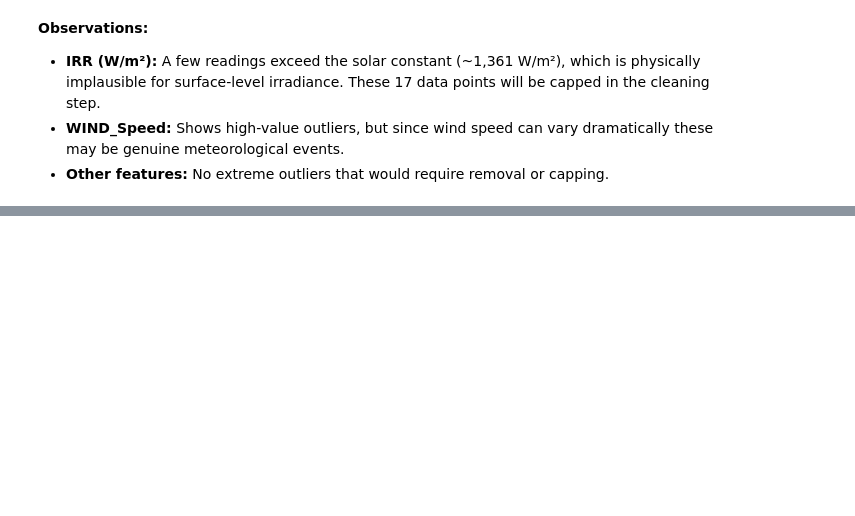
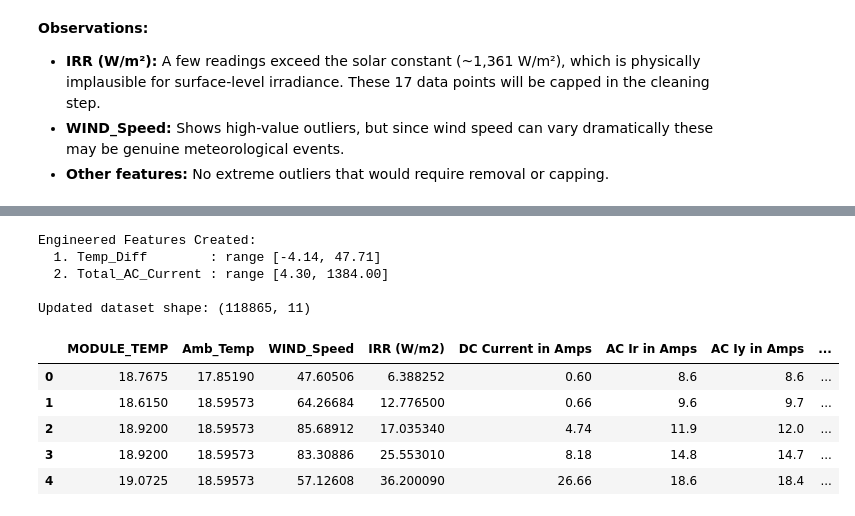
Before and after one commit to TejasviSenka/Machine_Learning_Capstone, a Jupyter notebook: regression.ipynb, the cells around one changed output, grey strips where cells are left out. Drawn from its saved outputs; the diff is of its cells as text; code cells hidden in the pictures; blank space fills up the shorter version.

Commit message:
feat(regression): add data cleaning, feature engineering, encoding, scaling and train/test split

```diff
--- a/regression.ipynb
+++ b/regression.ipynb
@@ -242,0 +311,28 @@ plt.show()
+# %%
+print("=" * 60)
+print("DATA CLEANING REPORT")
+print("=" * 60)
+
+# 1. Missing values
+missing = df.isnull().sum()
+print(f"\n1. MISSING VALUES: {missing.sum()} total")
+print("   Strategy: No imputation needed — dataset is complete.\n")
+
+# 2. Duplicates
+dupes = df.duplicated().sum()
+print(f"2. DUPLICATE ROWS: {dupes}")
+print("   Strategy: No deduplication needed.\n")
+
+# 3. Outliers — Cap unphysical irradiance values
+SOLAR_CONSTANT = 1361  # W/m²
+n_high_irr = (df['IRR (W/m2)'] > SOLAR_CONSTANT).sum()
+print(f"3. OUTLIER TREATMENT:")
+print(f"   Irradiance values > {SOLAR_CONSTANT} W/m² (solar constant): {n_high_irr} rows")
+print(f"   Strategy: Cap at {SOLAR_CONSTANT} W/m² — it is physically impossible")
+print(f"   for surface-level irradiance to exceed the solar constant under")
+print(f"   normal atmospheric conditions.")
+
+df['IRR (W/m2)'] = df['IRR (W/m2)'].clip(upper=SOLAR_CONSTANT)
+
+print(f"\n   After capping — IRR max: {df['IRR (W/m2)'].max():.2f} W/m²")
+print(f"\nCleaned dataset shape: {df.shape}")
@@ -242,0 +368,26 @@ plt.show()
+# %%
+# Feature 1: Temperature Differential
+df['Temp_Diff'] = df['MODULE_TEMP'] - df['Amb_Temp']
+
+# Feature 2: Total AC Current (3-phase sum)
+df['Total_AC_Current'] = (df['AC Ir in Amps']
+                          + df['AC Iy in Amps']
+                          + df['AC Ib in Amps'])
+
+print("Engineered Features Created:")
+print(f"  1. Temp_Diff        : range [{df['Temp_Diff'].min():.2f}, {df['Temp_Diff'].max():.2f}]")
+print(f"  2. Total_AC_Current : range [{df['Total_AC_Current'].min():.2f}, {df['Total_AC_Current'].max():.2f}]")
+print(f"\nUpdated dataset shape: {df.shape}")
+df.head()
+# %% [output]
+Engineered Features Created:
+  1. Temp_Diff        : range [-4.14, 47.71]
+  2. Total_AC_Current : range [4.30, 1384.00]
+
+Updated dataset shape: (118865, 11)
+|  | MODULE_TEMP | Amb_Temp | WIND_Speed | IRR (W/m2) | DC Current in Amps | AC Ir in Amps | AC Iy in Amps | ... |
+| 0 | 18.7675 | 17.85190 | 47.60506 | 6.388252 | 0.60 | 8.6 | 8.6 | ... |
+| 1 | 18.6150 | 18.59573 | 64.26684 | 12.776500 | 0.66 | 9.6 | 9.7 | ... |
+| 2 | 18.9200 | 18.59573 | 85.68912 | 17.035340 | 4.74 | 11.9 | 12.0 | ... |
+| 3 | 18.9200 | 18.59573 | 83.30886 | 25.553010 | 8.18 | 14.8 | 14.7 | ... |
+| 4 | 19.0725 | 18.59573 | 57.12608 | 36.200090 | 26.66 | 18.6 | 18.4 | ... |
```
Also changed, not shown: parts of 15 cells of this notebook.
